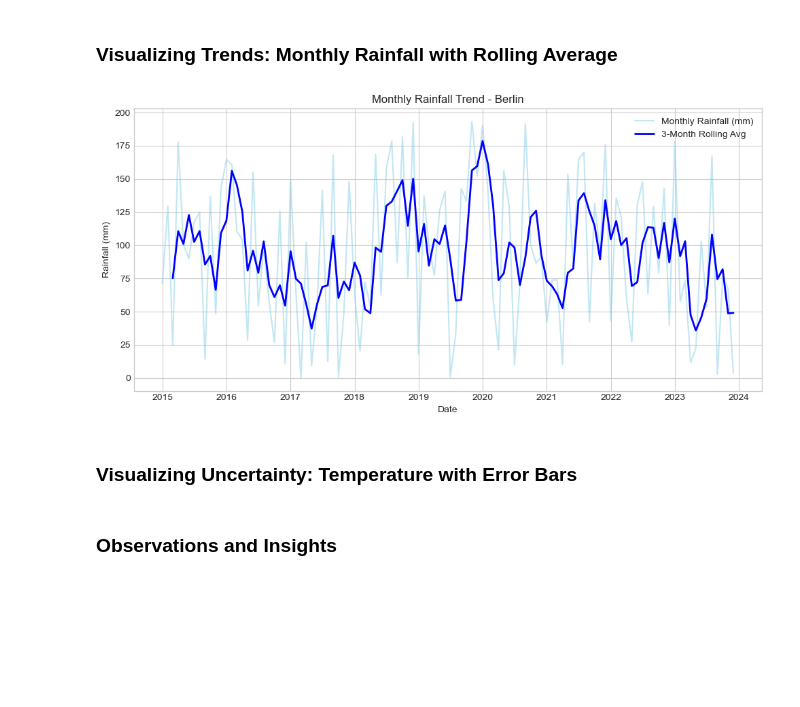
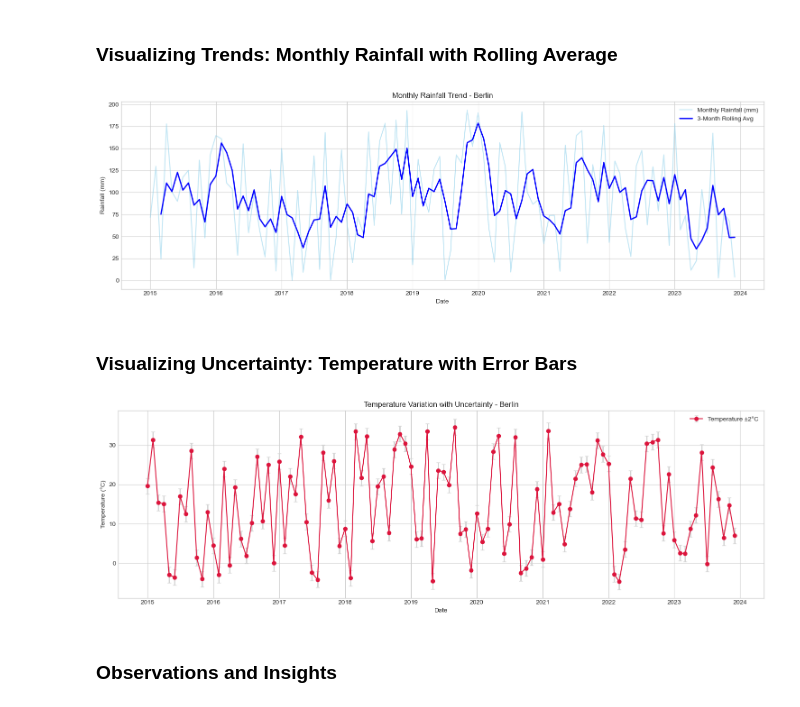
Before and after one commit to MinHeinKoKo/Data-visualization-week-2-group-project, a Jupyter notebook: group-project.ipynb, the cells around one changed output. Cells and saved outputs as stored; diff of their text form; code cells hidden in the pictures; blank space fills up the shorter version.

Commit message:
feat: temperature with error bars, observation and insights

```diff
--- a/group-project.ipynb
+++ b/group-project.ipynb
@@ -98,19 +98,41 @@ plt.show()
 # %%
 city_df["Rainfall_Rolling"] = city_df["Rainfall (mm)"].rolling(window=3).mean()
 
-plt.figure(figsize=(10, 5))
+plt.figure(figsize=(15, 5))
 plt.plot(city_df["Date"], city_df["Rainfall (mm)"], color="skyblue", alpha=0.5, label="Monthly Rainfall (mm)")
 plt.plot(city_df["Date"], city_df["Rainfall_Rolling"], color="blue", linewidth=2, label="3-Month Rolling Avg")
 plt.title(f"Monthly Rainfall Trend - {city_name}")
 plt.xlabel("Date")
 plt.ylabel("Rainfall (mm)")
 plt.legend()
 plt.grid(True)
 plt.tight_layout()
 plt.show()
 # %% [output]
-[figure, old version]
+[figure, new version]
 # %% [markdown]
 ### Visualizing Uncertainty: Temperature with Error Bars
+# %%
+plt.figure(figsize=(15, 5))
+plt.errorbar(
+    city_df["Date"],
+    city_df["Temperature (°C)"],
+    yerr=2,
+    fmt="-o",
+    color="crimson",
+    ecolor="lightgray",
+    elinewidth=2,
+    capsize=3,
+    label="Temperature ±2°C"
+)
+plt.title(f"Temperature Variation with Uncertainty - {city_name}")
+plt.xlabel("Date")
+plt.ylabel("Temperature (°C)")
+plt.legend()
+plt.grid(True)
+plt.tight_layout()
+plt.show()
+# %% [output]
+[figure, added]
 # %% [markdown]
 ### Observations and Insights
```
Also changed, not shown: parts of 1 cell of this notebook.
